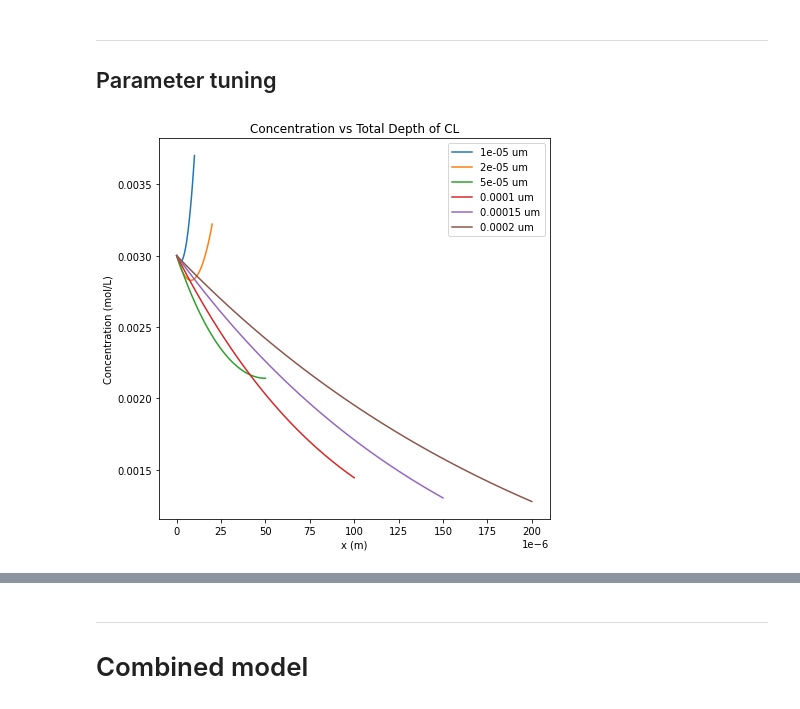
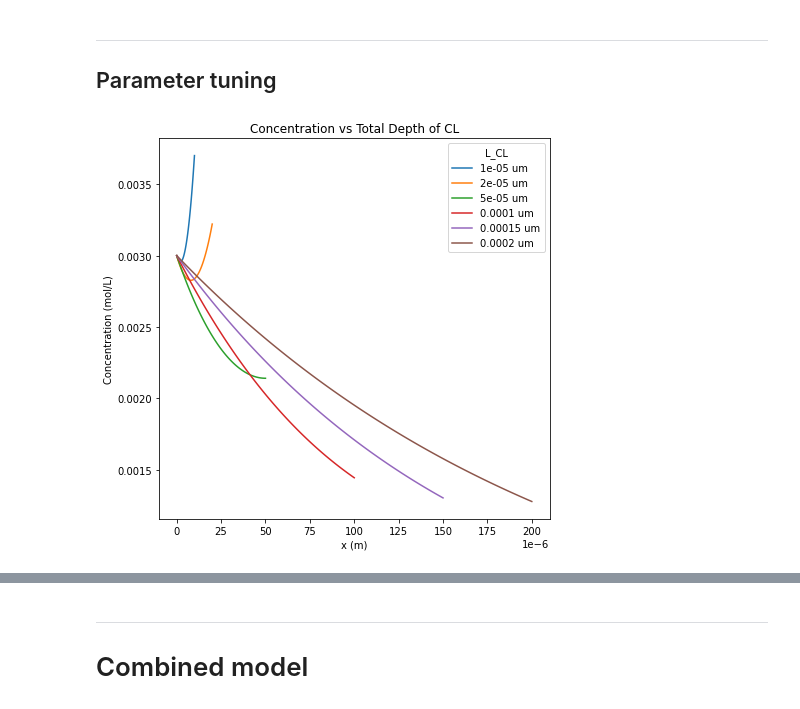
Before and after one commit to tinypersimmon/lbnl, a Jupyter notebook: transport_model.ipynb, the cells around one changed output, grey strips where cells are left out. Cells and saved outputs as stored; diff of their text form; code cells hidden in the pictures.

```diff
--- a/transport_model.ipynb
+++ b/transport_model.ipynb
@@ -74,7 +74,7 @@ f.close()
 print(D)
 
 # concentration with rxn plugged in and corresponding current
-def c_cl(applied_potential, L=50e-6):
+def c_cl(applied_potential, a_v=4e10, c_feed=3/1000, L=50e-6, i_0=2e-4, alpha=0.5):
     b = alpha*z*F/RT*(applied_potential-E_eq)
     g = (a_v*i_0) / (c_H2_0*n*F*D) * np.exp(b)
     rt_g = np.sqrt(g)
@@ -264,16 +264,16 @@ plt.show()
 # %%
 E_param_tuning = 0.2
 L_arr = [10e-6, 20e-6, 50e-6, 100e-6, 150e-6, 200e-6]
 
 plt.figure(figsize=(7,7))
 for L_test in L_arr:
     plt.plot(np.linspace(0, L_test, 101), c_cl(applied_potential=0.2, L=L_test)[1], label=str(np.round(L_test, 7)) + ' um')
 
 plt.xlabel('x (m)')
 plt.ylabel('Concentration (mol/L)')
 plt.title('Concentration vs Total Depth of CL')
 plt.ticklabel_format(style='sci', axis='x', scilimits=(-6,-6))
-plt.legend()
+plt.legend(title='L_CL')
 plt.show()
 # %% [output]
-[figure, old version]
+[figure, new version]
```
Also changed, not shown: parts of 4 cells of this notebook.
